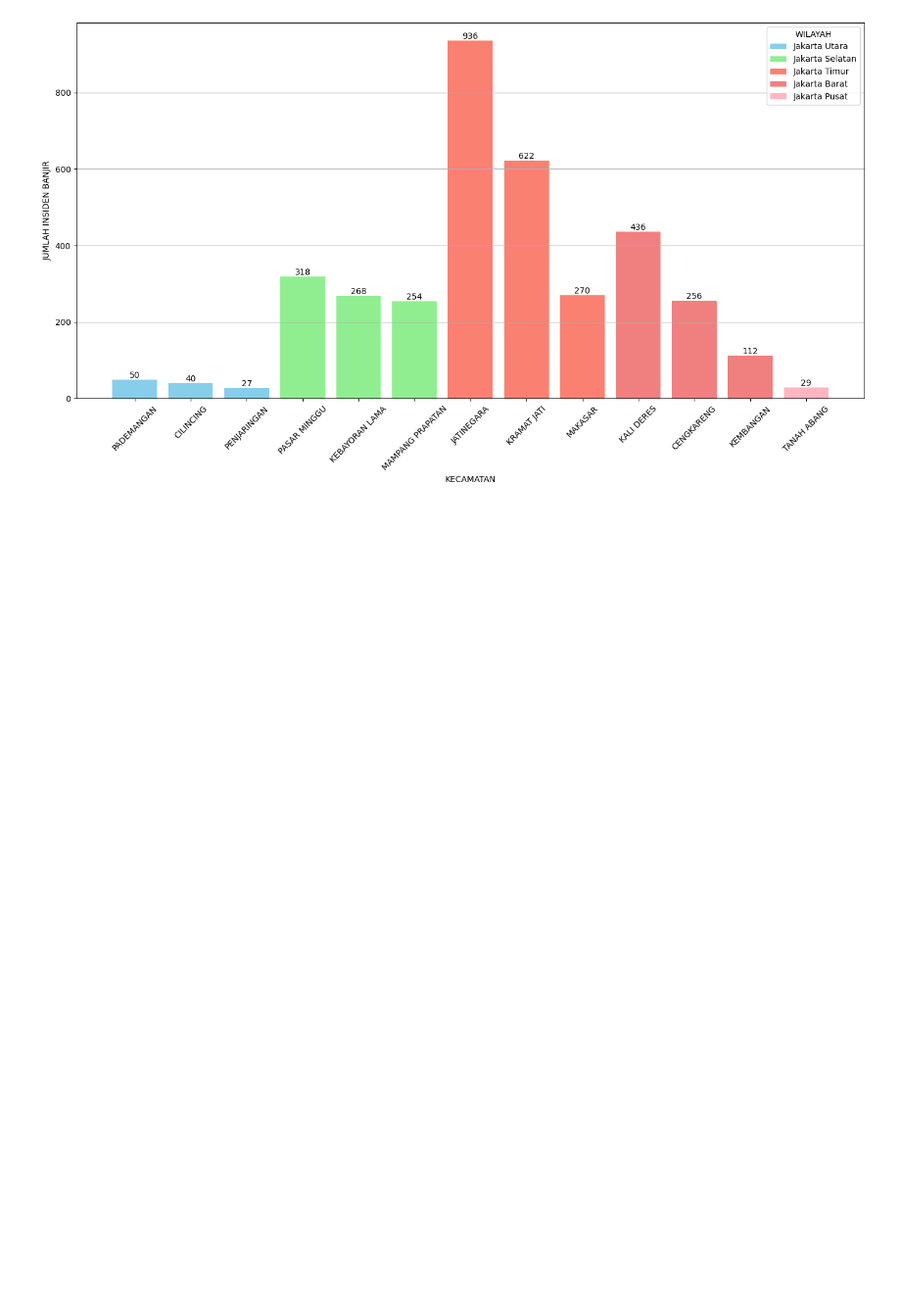
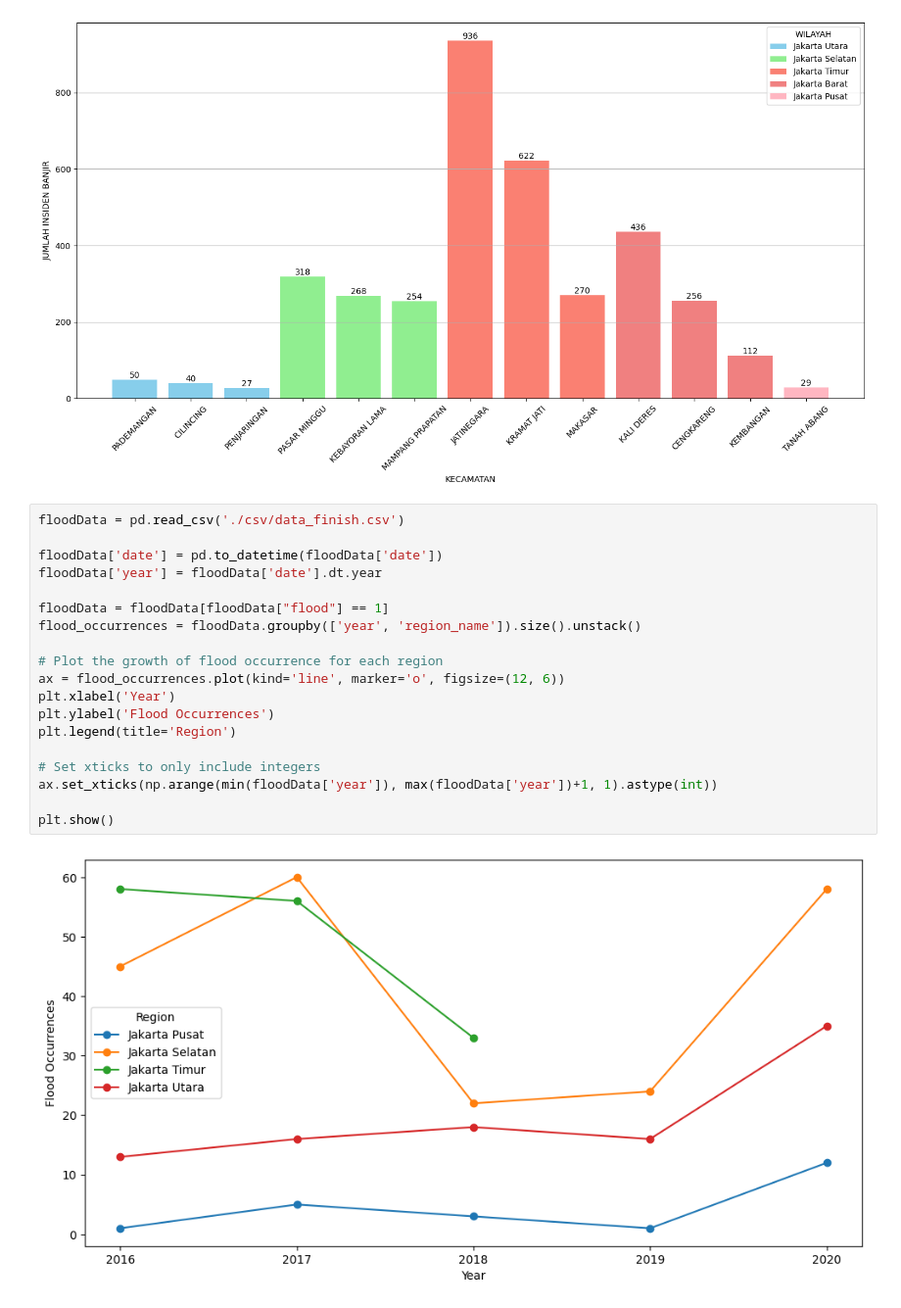
Before and after one commit to stewkaXD/dashboard-banjir, a Jupyter notebook: charts.ipynb, the cells around one changed output. Shown: that part at 98% size. Drawn from its saved outputs; the diff is of its cells as text; blank space fills up the shorter version.

```diff
--- a/charts.ipynb
+++ b/charts.ipynb
@@ -106,3 +107,24 @@ plt.tight_layout()
 plt.show()
 # %% [output]
 [figure]
+# %%
+floodData = pd.read_csv('./csv/data_finish.csv')
+
+floodData['date'] = pd.to_datetime(floodData['date'])
+floodData['year'] = floodData['date'].dt.year
+
+floodData = floodData[floodData["flood"] == 1]
+flood_occurrences = floodData.groupby(['year', 'region_name']).size().unstack()
+
+# Plot the growth of flood occurrence for each region
+ax = flood_occurrences.plot(kind='line', marker='o', figsize=(12, 6))
+plt.xlabel('Year')
+plt.ylabel('Flood Occurrences')
+plt.legend(title='Region')
+
+# Set xticks to only include integers
+ax.set_xticks(np.arange(min(floodData['year']), max(floodData['year'])+1, 1).astype(int))
+
+plt.show()
+# %% [output]
+[figure, added]
```
Also changed, not shown: parts of 2 cells of this notebook, 6 other files.
